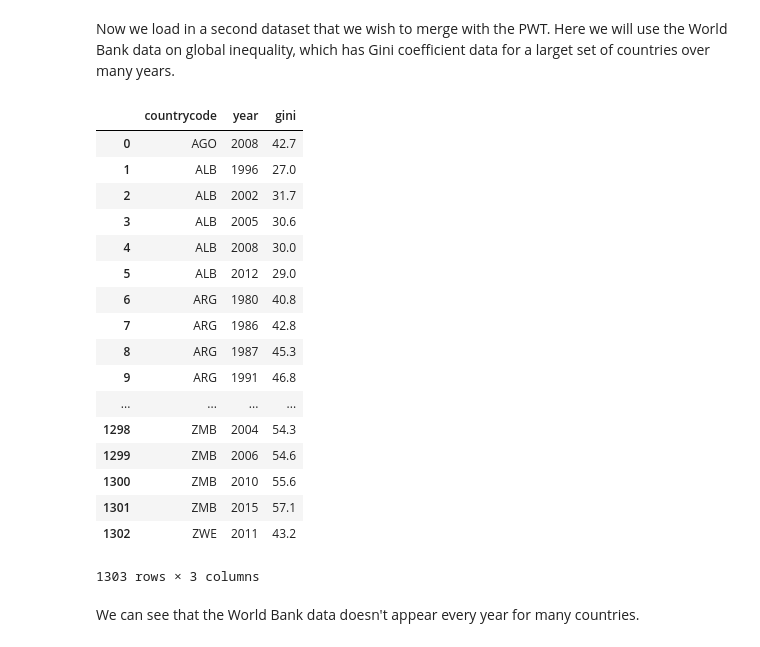
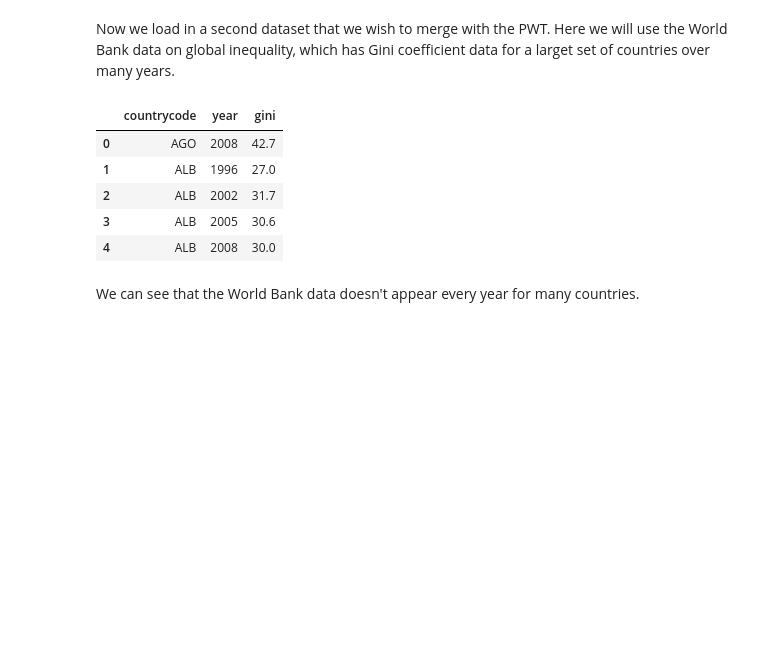
Before and after one commit to iamlemec/macro_data, a Jupyter notebook: 3_Merging_Data.ipynb, the cells around one changed output. Cells and saved outputs as stored; diff of their text form; code cells hidden in the pictures; blank space fills up the shorter version.

```diff
--- a/3_Merging_Data.ipynb
+++ b/3_Merging_Data.ipynb
@@ -47,26 +35,14 @@ pwt
 Now we load in a second dataset that we wish to merge with the PWT. Here we will use the World Bank data on global inequality, which has Gini coefficient data for a larget set of countries over many years.
 # %%
 gini = pd.read_excel('data/world_bank_gini.xls')
-gini
+gini.head()
 # %% [output]
 |  | countrycode | year | gini |
 | 0 | AGO | 2008 | 42.7 |
 | 1 | ALB | 1996 | 27.0 |
 | 2 | ALB | 2002 | 31.7 |
 | 3 | ALB | 2005 | 30.6 |
 | 4 | ALB | 2008 | 30.0 |
-| 5 | ALB | 2012 | 29.0 |
-| 6 | ARG | 1980 | 40.8 |
-| 7 | ARG | 1986 | 42.8 |
-| 8 | ARG | 1987 | 45.3 |
-| 9 | ARG | 1991 | 46.8 |
-| ... | ... | ... | ... |
-| 1298 | ZMB | 2004 | 54.3 |
-| 1299 | ZMB | 2006 | 54.6 |
-| 1300 | ZMB | 2010 | 55.6 |
-| 1301 | ZMB | 2015 | 57.1 |
-| 1302 | ZWE | 2011 | 43.2 |
-1303 rows × 3 columns
 # %% [markdown]
 We can see that the World Bank data doesn't appear every year for many countries.
 # %%
```
Also changed, not shown: parts of 6 cells of this notebook, 5 other files.
